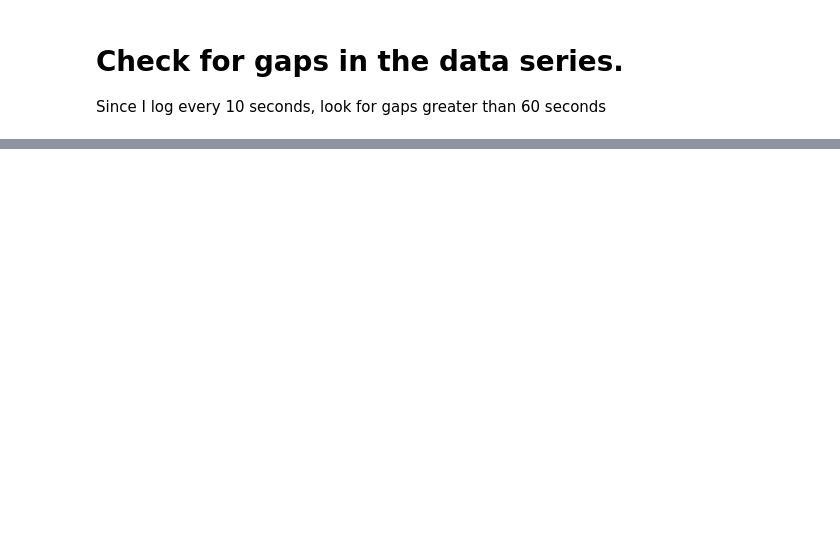
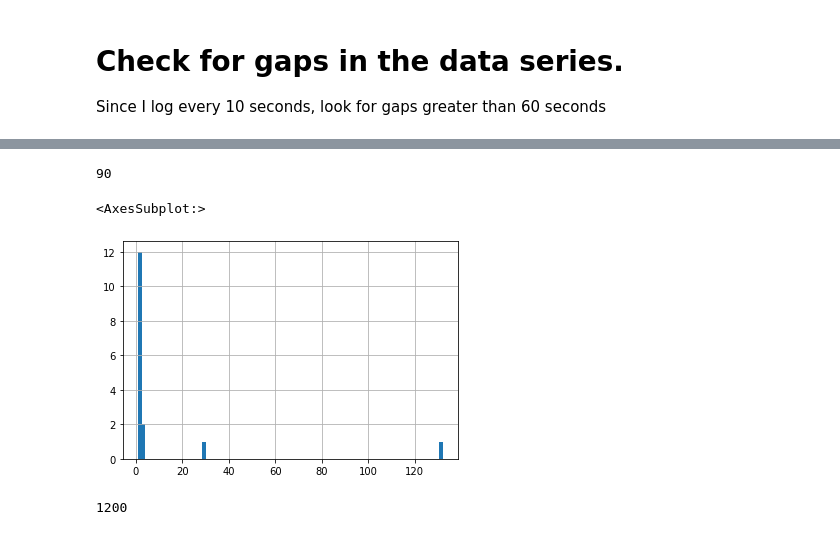
Before and after one commit to tomunger/homesolardata, a Jupyter notebook: analize/checkdata.ipynb, the cells around one changed output, grey strips where cells are left out. Drawn from its saved outputs; the diff is of its cells as text; code cells hidden in the pictures; blank space fills up the shorter version.

```diff
--- a/analize/checkdata.ipynb
+++ b/analize/checkdata.ipynb
@@ -12,7 +13,7 @@ with open("../localconfig.json", "r") as f:
 # %% [markdown]
 # Load entire dataset.
 # %%
-connectionstr = f"mysql+pymysql://{config['dbuser']}:{config['dbpass']}@{config['dbhost']}/{config['dbname']}?charset=utf8mb4"
+connectionstr = f"mysql+pymysql://{config['solardb_user']}:{config['solardb_pass']}@{config['solardb_host']}/{config['solardb_name']}?charset=utf8mb4"
 engine = sqlalchemy.create_engine(connectionstr)
 engine.connect()
 
@@ -59,3 +127,16 @@ longdelayds
+# %%
+delaymins = longdelayds['intervalsec']/60
+bins = math.ceil(delaymins.max()/60) * 30
+print (bins)
+(longdelayds['intervalsec']/60).hist(bins=bins)
+# %% [output]
+90
+<AxesSubplot:>
+[figure, added]
 # %%
 d = solardf[(solardf['datetime'] > datetime.datetime(2022, 5, 18, 12, 00, 00)) & (solardf['datetime'] < datetime.datetime(2022, 5, 18, 18, 15, 00))]
 d.to_csv("dropped_data.csv")
+# %%
+round(1234,-2)
+# %% [output]
+1200
```
Also changed, not shown: parts of 9 cells of this notebook, 5 other files.
